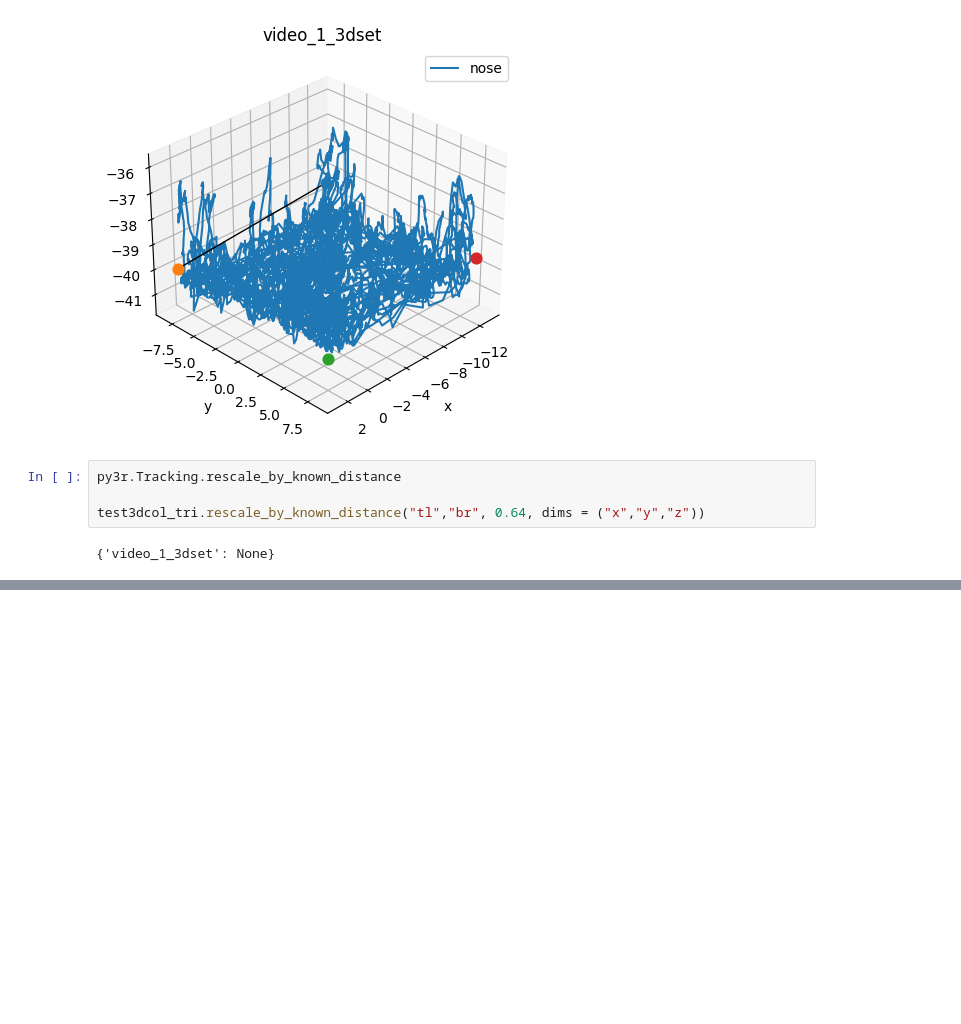
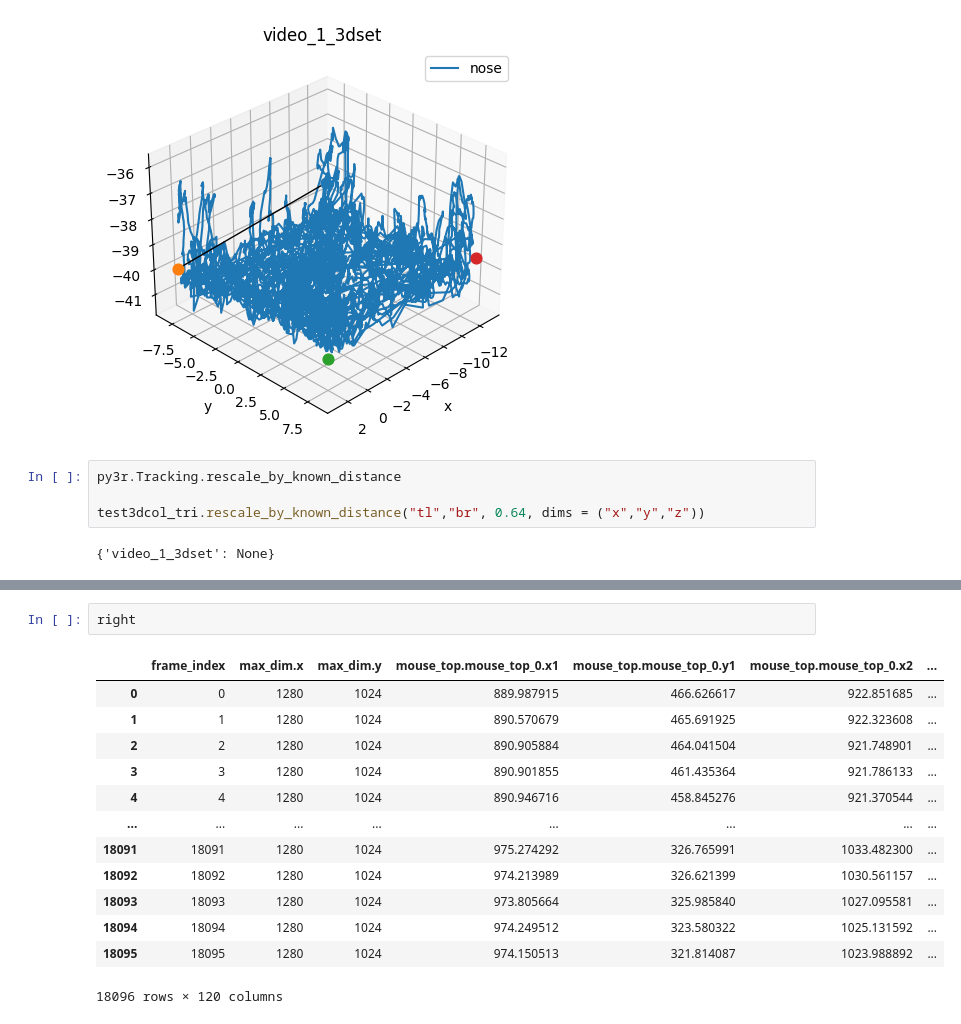
Before and after one commit to CodingDeni-boop/FOKUS-PROJEKT, a Jupyter notebook: 3d_stuff/3d_try.ipynb, the cells around one changed output, grey strips where cells are left out. Cells and saved outputs as stored; diff of their text form; blank space fills up the shorter version.

```diff
--- a/3d_stuff/3d_try.ipynb
+++ b/3d_stuff/3d_try.ipynb
@@ -109,0 +176,16 @@ test3dcol_tri.rescale_by_known_distance("tl","br", 0.64, dims = ("x","y","z"))
+# %%
+right
+# %% [output]
+|  | frame_index | max_dim.x | max_dim.y | mouse_top.mouse_top_0.x1 | mouse_top.mouse_top_0.y1 | mouse_top.mouse_top_0.x2 | ... |
+| 0 | 0 | 1280 | 1024 | 889.987915 | 466.626617 | 922.851685 | ... |
+| 1 | 1 | 1280 | 1024 | 890.570679 | 465.691925 | 922.323608 | ... |
+| 2 | 2 | 1280 | 1024 | 890.905884 | 464.041504 | 921.748901 | ... |
+| 3 | 3 | 1280 | 1024 | 890.901855 | 461.435364 | 921.786133 | ... |
+| 4 | 4 | 1280 | 1024 | 890.946716 | 458.845276 | 921.370544 | ... |
+| ... | ... | ... | ... | ... | ... | ... | ... |
+| 18091 | 18091 | 1280 | 1024 | 975.274292 | 326.765991 | 1033.482300 | ... |
+| 18092 | 18092 | 1280 | 1024 | 974.213989 | 326.621399 | 1030.561157 | ... |
+| 18093 | 18093 | 1280 | 1024 | 973.805664 | 325.985840 | 1027.095581 | ... |
+| 18094 | 18094 | 1280 | 1024 | 974.249512 | 323.580322 | 1025.131592 | ... |
+| 18095 | 18095 | 1280 | 1024 | 974.150513 | 321.814087 | 1023.988892 | ... |
+18096 rows × 120 columns
```
Also changed, not shown: parts of 16 cells of this notebook, 51 other files.
